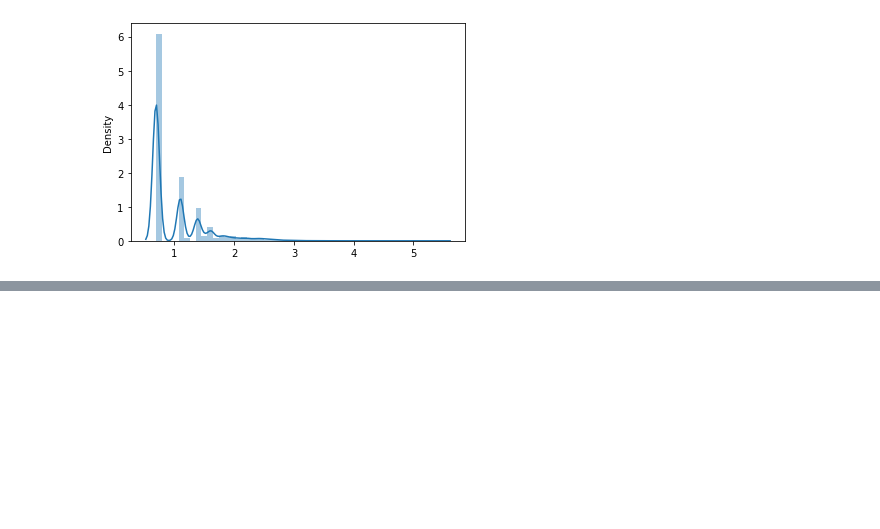
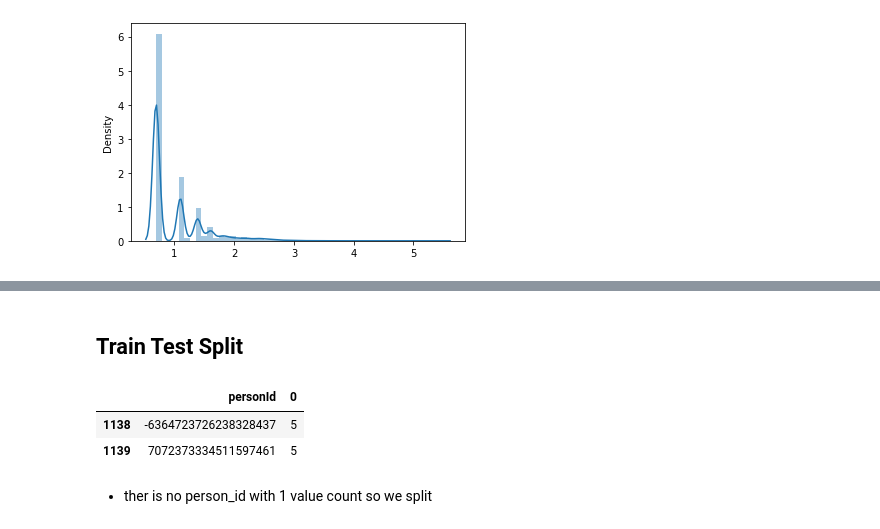
Before and after one commit to amanichivilkar/Articles-Recommendation-System, a Jupyter notebook: Amani_Chivilkar_Articles_Recommendation_System.ipynb, the cells around one changed output, grey strips where cells are left out. Cells and saved outputs as stored; diff of their text form; code cells hidden in the pictures; blank space fills up the shorter version.

```diff
--- a/Amani_Chivilkar_Articles_Recommendation_System.ipynb
+++ b/Amani_Chivilkar_Articles_Recommendation_System.ipynb
@@ -150,0 +165,12 @@ sns.distplot(normal_event_Strength)
+# %% [markdown]
+## **Train Test Split**
+# %%
+#Befor splitting df we need to remove user_id with one value count
+x=df[['personId']].value_counts().reset_index()
+x.tail(2)
+# %% [output]
+|  | personId | 0 |
+| 1138 | -6364723726238328437 | 5 |
+| 1139 | 7072373334511597461 | 5 |
+# %% [markdown]
+*  ther is no person_id with 1 value count so we split
```
Also changed, not shown: parts of 3 cells of this notebook.
